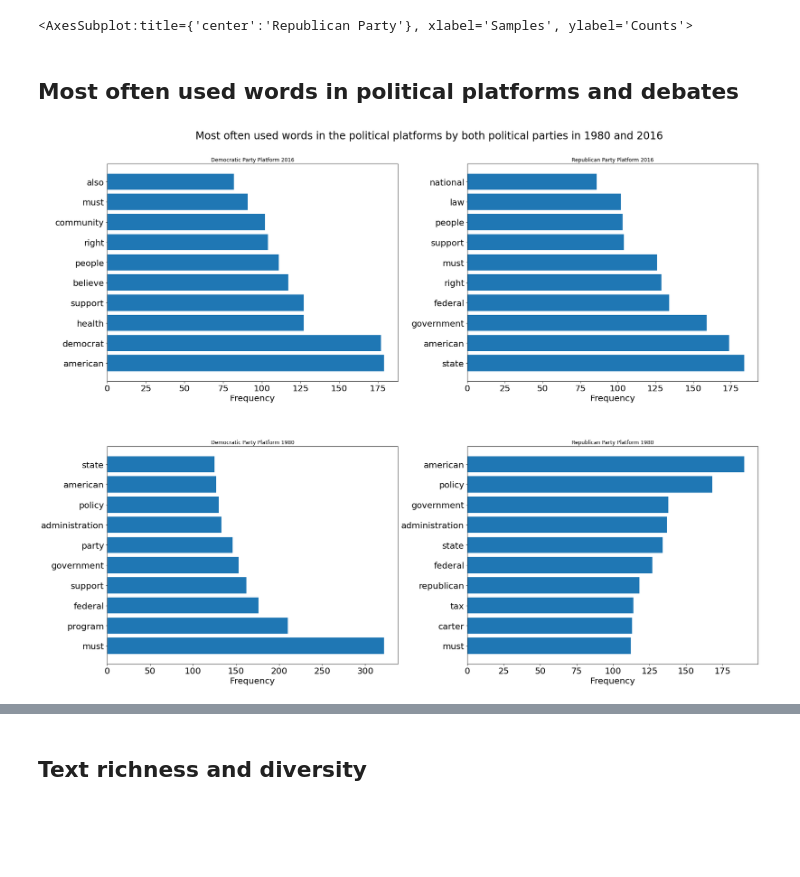
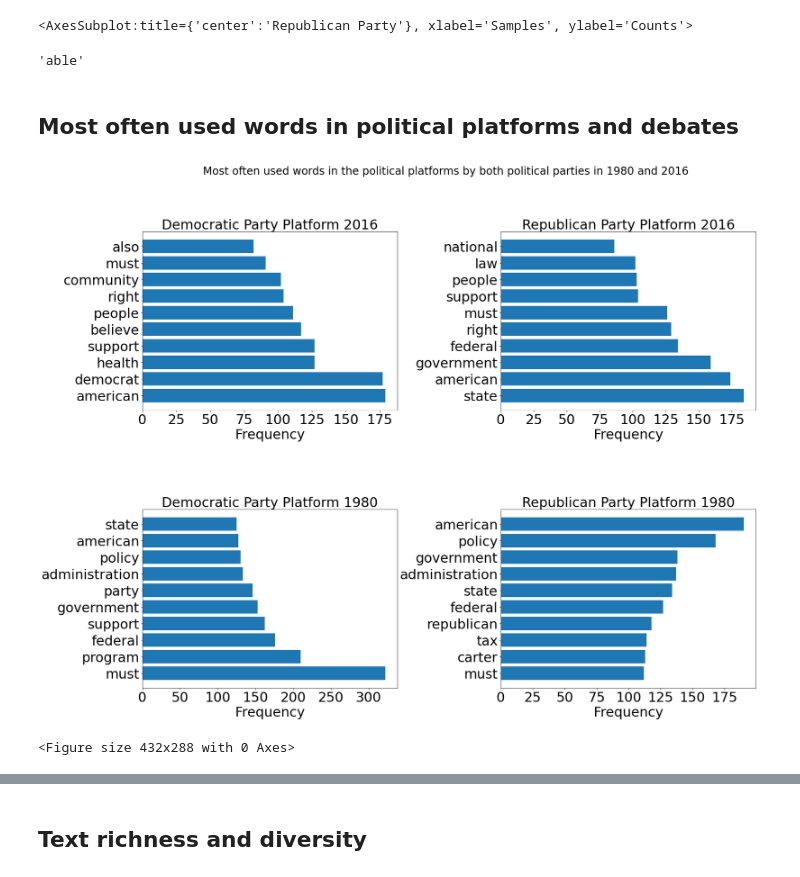
Before and after one commit to Nomi/PoliticalAnalysisNLP, a Jupyter notebook: ProjectDataAnalysis.ipynb, the cells around one changed output, grey strips where cells are left out. Cells and saved outputs as stored; diff of their text form; code cells hidden in the pictures; blank space fills up the shorter version.

```diff
--- a/ProjectDataAnalysis.ipynb
+++ b/ProjectDataAnalysis.ipynb
@@ -274,53 +275,59 @@ for i in range(len(lemmatized_tokens_list)):
     term_ids, counts = zip(*bow_lemmatized_tokens_list[i])
     bow_lemmatized_tokens_list_ids.append(term_ids)
     bow_lemmatized_tokens_list_counts.append(counts)
+# %%
+dict_lemmatized_tokens_list[i][2]
+# %% [output]
+'able'
 # %% [markdown]
 ## Most often used words in political platforms and debates
 # %%
 fig, ax = plt.subplots(2, 2, figsize=(25, 20))
 plt.gca().invert_yaxis()
 
-fig.tight_layout(pad=13.0)
+fig.tight_layout(pad=20.0)
 fig.suptitle('Most often used words in the political platforms by both political parties in 1980 and 2016', fontsize=24, y=0.96)
 
 for item in ([ax[0][0].title, ax[0][0].xaxis.label, ax[0][0].yaxis.label] + ax[0][0].get_xticklabels() + ax[0][0].get_yticklabels()):
-        item.set_fontsize(20)
+        item.set_fontsize(30)
 for item in ([ax[0][1].title, ax[0][1].xaxis.label, ax[0][1].yaxis.label] + ax[0][1].get_xticklabels() + ax[0][1].get_yticklabels()):
-        item.set_fontsize(20)
+        item.set_fontsize(30)
 for item in ([ax[1][0].title, ax[1][0].xaxis.label, ax[1][0].yaxis.label] + ax[1][0].get_xticklabels() + ax[1][0].get_yticklabels()):
-        item.set_fontsize(20)
+        item.set_fontsize(30)
 for item in ([ax[1][1].title, ax[1][1].xaxis.label, ax[1][1].yaxis.label] + ax[1][1].get_xticklabels() + ax[1][1].get_yticklabels()):
-        item.set_fontsize(20)
+        item.set_fontsize(30)
 
 for i in range(4):
     if i == 0:
         ax[0][0].barh([dict_lemmatized_tokens_list[0][id] for id in bow_lemmatized_tokens_list_ids[0][:10]],
                       bow_lemmatized_tokens_list_counts[0][:10])
         ax[0][0].set_xlabel('Frequency')
-        ax[0][0].set_title('Democratic Party Platform 2016')
+        ax[0][0].set_title('Democratic Party Platform 2016', fontsize=30)
     if i == 1:
         ax[0][1].barh([dict_lemmatized_tokens_list[1][id] for id in bow_lemmatized_tokens_list_ids[1][:10]],
                       bow_lemmatized_tokens_list_counts[1][:10])
         ax[0][1].set_xlabel('Frequency')
-        ax[0][1].set_title('Republican Party Platform 2016')
+        ax[0][1].set_title('Republican Party Platform 2016', fontsize=30)
     if i == 2:
         ax[1][0].barh([dict_lemmatized_tokens_list[4][id] for id in bow_lemmatized_tokens_list_ids[4][:10]],
                       bow_lemmatized_tokens_list_counts[4][:10])
         ax[1][0].set_xlabel('Frequency')
-        ax[1][0].set_title('Democratic Party Platform 1980')
+        ax[1][0].set_title('Democratic Party Platform 1980', fontsize=30)
     if i == 3:
         ax[1][1].barh([dict_lemmatized_tokens_list[5][id] for id in bow_lemmatized_tokens_list_ids[5][:10]],
                       bow_lemmatized_tokens_list_counts[5][:10])
         ax[1][1].set_xlabel('Frequency')
-        ax[1][1].set_title('Republican Party Platform 1980')
+        ax[1][1].set_title('Republican Party Platform 1980', fontsize=30)
 
 # for axis in ax:
 #     for item in ([axis.title, axis.xaxis.label, axis.yaxis.label] + axis.get_xticklabels() + axis.get_yticklabels()):
 #         item.set_fontsize(20)
 
 plt.show()
+plt.savefig("C:/Users/Admin/Desktop/sample.png")
 # %% [output]
-[figure, old version]
+[figure, new version]
+<Figure size 432x288 with 0 Axes>
 # %%
 fig, ax = plt.subplots(2, 2, figsize=(25, 20))
 plt.gca().invert_yaxis()
```
Also changed, not shown: parts of 11 cells of this notebook, 2 other files.
